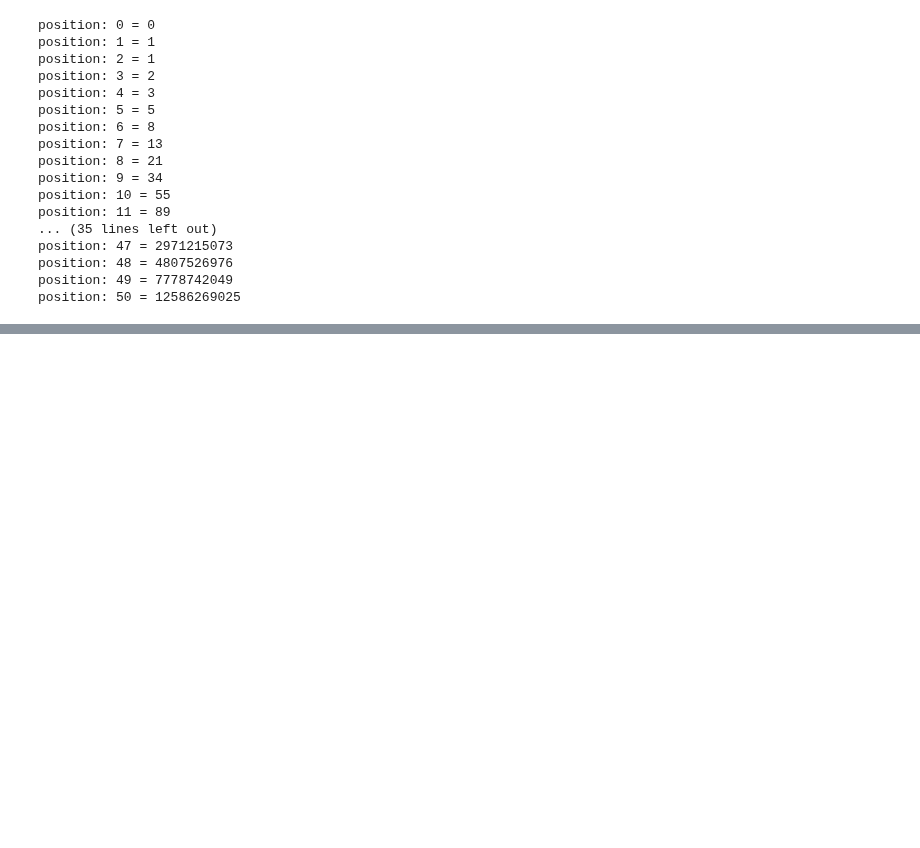
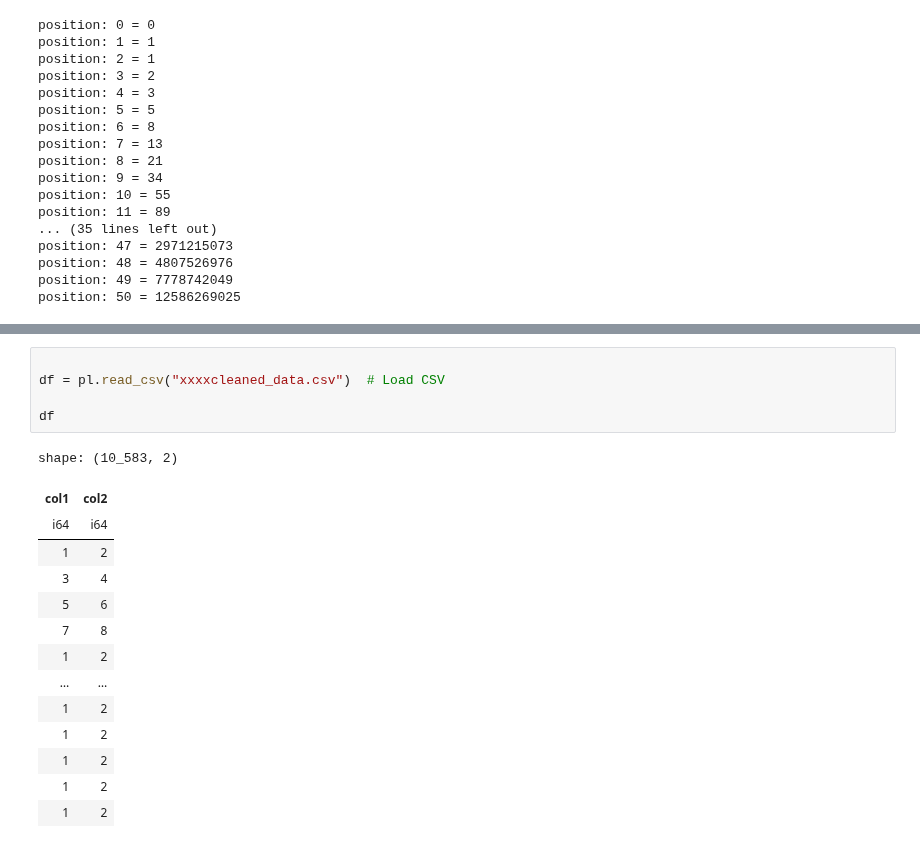
Before and after one commit to geroneona/handy_codes_python, a Jupyter notebook: Why_Programming_is_hard.ipynb, the cells around one changed output, grey strips where cells are left out. Cells and saved outputs as stored; diff of their text form; blank space fills up the shorter version.

```diff
--- a/Why_Programming_is_hard.ipynb
+++ b/Why_Programming_is_hard.ipynb
@@ -8825,0 +8936,20 @@ position: 50 = 12586269025
+# %%
+
+df = pl.read_csv("xxxxcleaned_data.csv")  # Load CSV
+
+df
+# %% [output]
+shape: (10_583, 2)
+| col1 | col2 |
+| i64 | i64 |
+| 1 | 2 |
+| 3 | 4 |
+| 5 | 6 |
+| 7 | 8 |
+| 1 | 2 |
+| … | … |
+| 1 | 2 |
+| 1 | 2 |
+| 1 | 2 |
+| 1 | 2 |
+| 1 | 2 |
```
Also changed, not shown: parts of 156 cells of this notebook.
